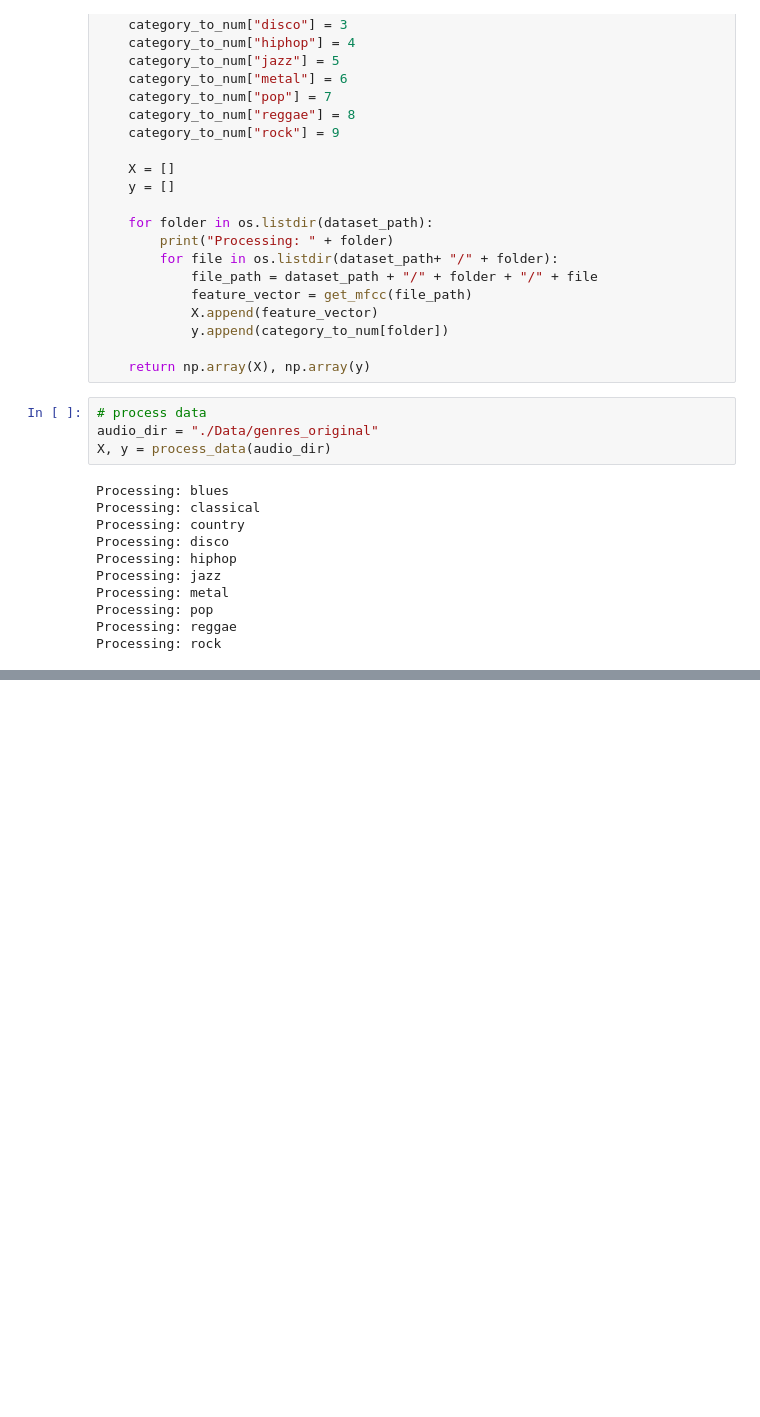
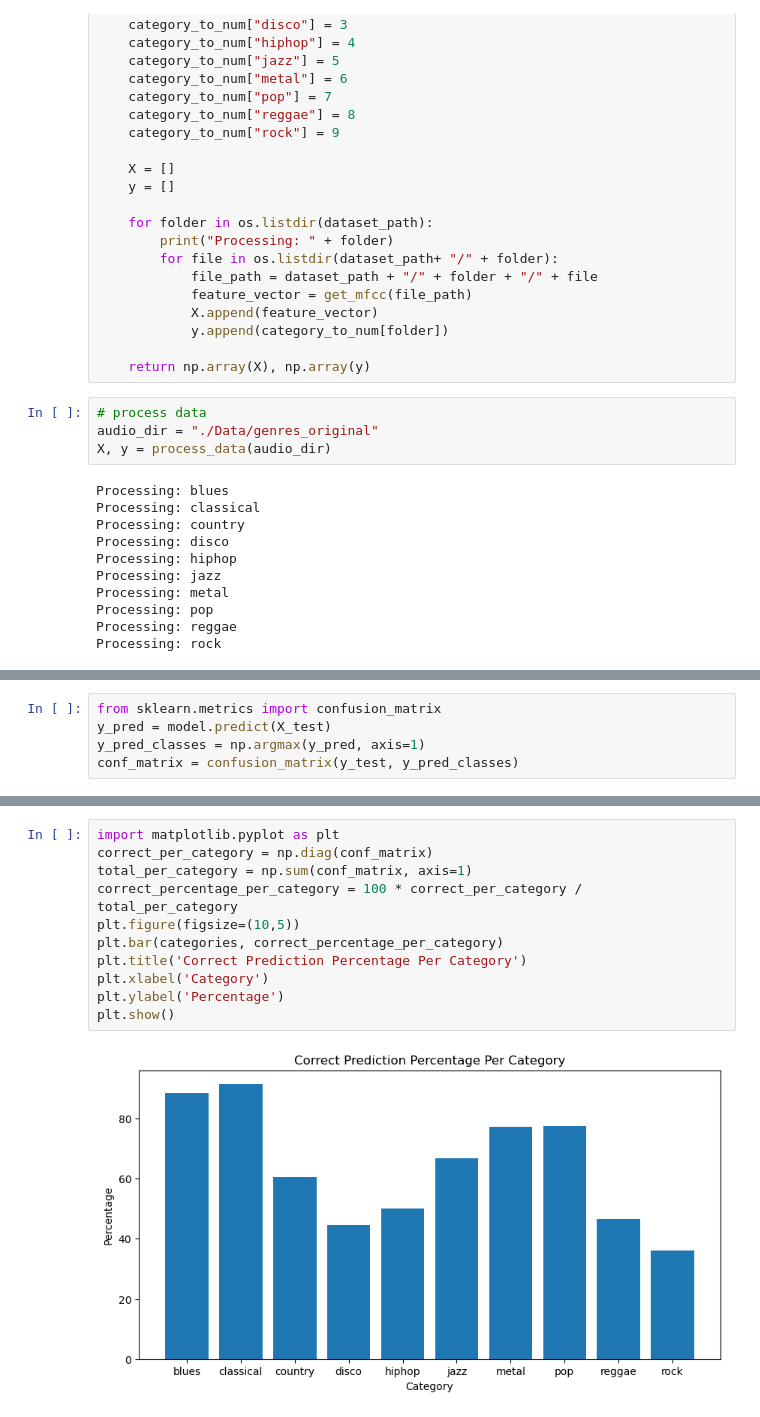
Before and after one commit to EvanMikesell/Music-Genre-Classifier, a Jupyter notebook: Neural Network.ipynb, the cells around one changed output, grey strips where cells are left out. Drawn from its saved outputs; the diff is of its cells as text; blank space fills up the shorter version.

Commit message:
adding confusion matrix and set seed to neural network

```diff
--- a/Neural Network.ipynb
+++ b/Neural Network.ipynb
@@ -117,0 +118,5 @@ Epoch 50/50
+# %%
+from sklearn.metrics import confusion_matrix
+y_pred = model.predict(X_test)
+y_pred_classes = np.argmax(y_pred, axis=1)
+conf_matrix = confusion_matrix(y_test, y_pred_classes)
@@ -117,0 +125,13 @@ Epoch 50/50
+# %%
+import matplotlib.pyplot as plt
+correct_per_category = np.diag(conf_matrix)
+total_per_category = np.sum(conf_matrix, axis=1)
+correct_percentage_per_category = 100 * correct_per_category / total_per_category
+plt.figure(figsize=(10,5))
+plt.bar(categories, correct_percentage_per_category)
+plt.title('Correct Prediction Percentage Per Category')
+plt.xlabel('Category')
+plt.ylabel('Percentage')
+plt.show()
+# %% [output]
+[figure, added]
```
Also changed, not shown: parts of 4 cells of this notebook.
